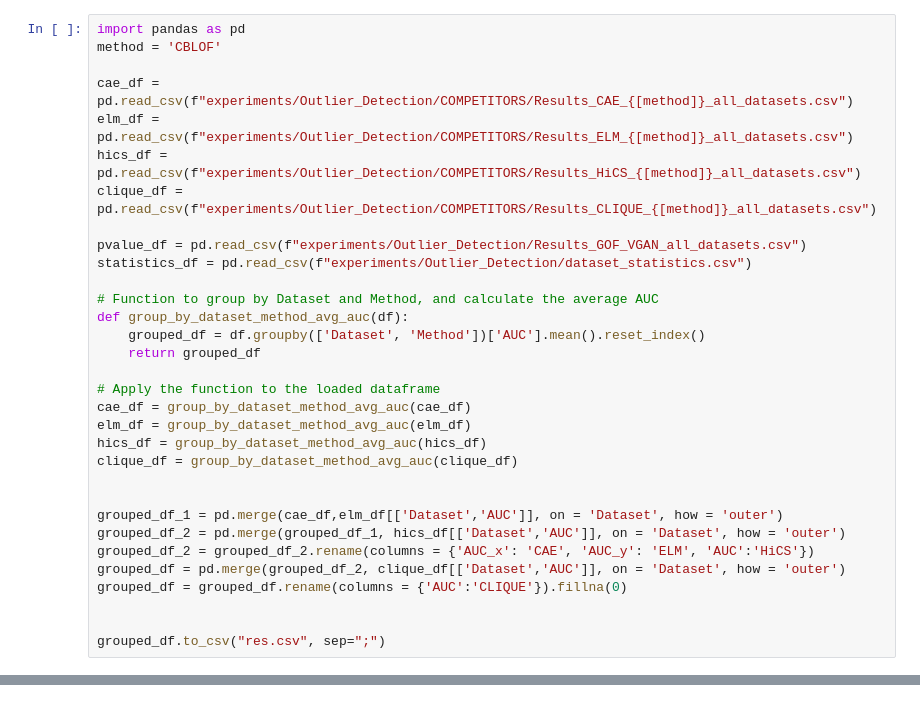
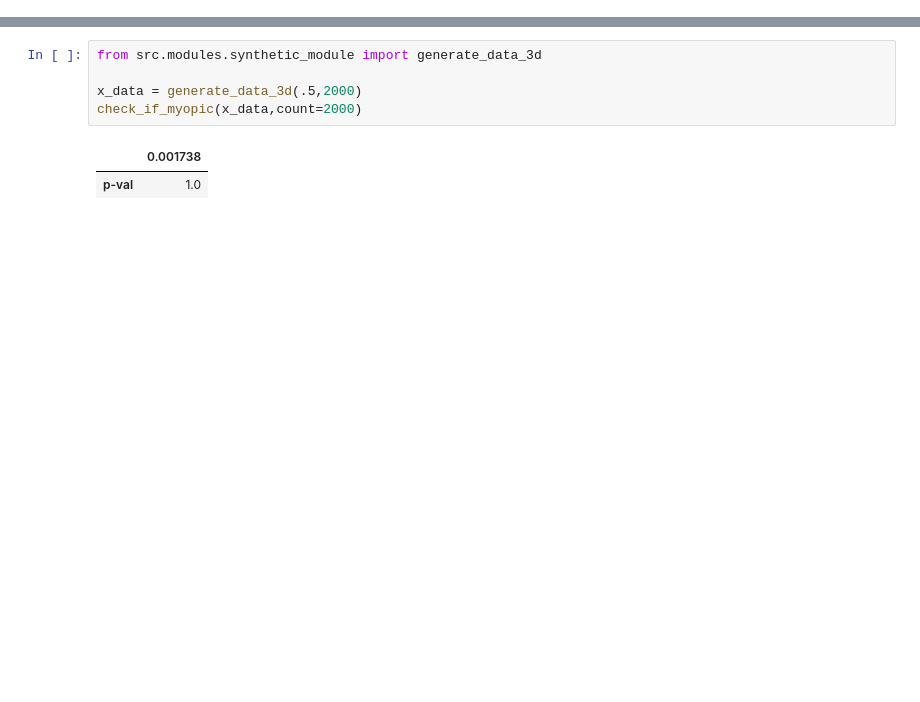
Before and after one commit to jcribeiro98/V-GAN, a Jupyter notebook: images.ipynb, the cells around one changed output, grey strips where cells are left out. Saved outputs shown, nothing was run; the diff lists cells and outputs as text; blank space fills up the shorter version.

Commit message:
Adding notebook for visualizing the results

```diff
--- a/images.ipynb
+++ b/images.ipynb
@@ -1,32 +0,0 @@
-# %%
-import pandas as pd
-method = 'CBLOF'
-
-cae_df = pd.read_csv(f"experiments/Outlier_Detection/COMPETITORS/Results_CAE_{[method]}_all_datasets.csv")
-elm_df =  pd.read_csv(f"experiments/Outlier_Detection/COMPETITORS/Results_ELM_{[method]}_all_datasets.csv")
-hics_df = pd.read_csv(f"experiments/Outlier_Detection/COMPETITORS/Results_HiCS_{[method]}_all_datasets.csv")
-clique_df = pd.read_csv(f"experiments/Outlier_Detection/COMPETITORS/Results_CLIQUE_{[method]}_all_datasets.csv")
-
-pvalue_df = pd.read_csv(f"experiments/Outlier_Detection/Results_GOF_VGAN_all_datasets.csv")
-statistics_df = pd.read_csv(f"experiments/Outlier_Detection/dataset_statistics.csv")
-
-# Function to group by Dataset and Method, and calculate the average AUC
-def group_by_dataset_method_avg_auc(df):
-    grouped_df = df.groupby(['Dataset', 'Method'])['AUC'].mean().reset_index()
-    return grouped_df
-
-# Apply the function to the loaded dataframe
-cae_df = group_by_dataset_method_avg_auc(cae_df)
-elm_df = group_by_dataset_method_avg_auc(elm_df)
-hics_df = group_by_dataset_method_avg_auc(hics_df)
-clique_df = group_by_dataset_method_avg_auc(clique_df)
-
-
-grouped_df_1 = pd.merge(cae_df,elm_df[['Dataset','AUC']], on = 'Dataset', how = 'outer')
-grouped_df_2 = pd.merge(grouped_df_1, hics_df[['Dataset','AUC']], on = 'Dataset', how = 'outer')
-grouped_df_2 = grouped_df_2.rename(columns = {'AUC_x': 'CAE', 'AUC_y': 'ELM', 'AUC':'HiCS'})
-grouped_df = pd.merge(grouped_df_2, clique_df[['Dataset','AUC']], on = 'Dataset', how = 'outer')
-grouped_df = grouped_df.rename(columns = {'AUC':'CLIQUE'}).fillna(0)
-
-
-grouped_df.to_csv("res.csv", sep=";")
@@ -400,0 +112,8 @@ VGAN    ++   ++     ++  ++    =
+# %%
+from src.modules.synthetic_module import generate_data_3d
+
+x_data = generate_data_3d(.5,2000)
+check_if_myopic(x_data,count=2000)
+# %% [output]
+|  | 0.001738 |
+| p-val | 1.0 |
```
Also changed, not shown: parts of 8 cells of this notebook.
